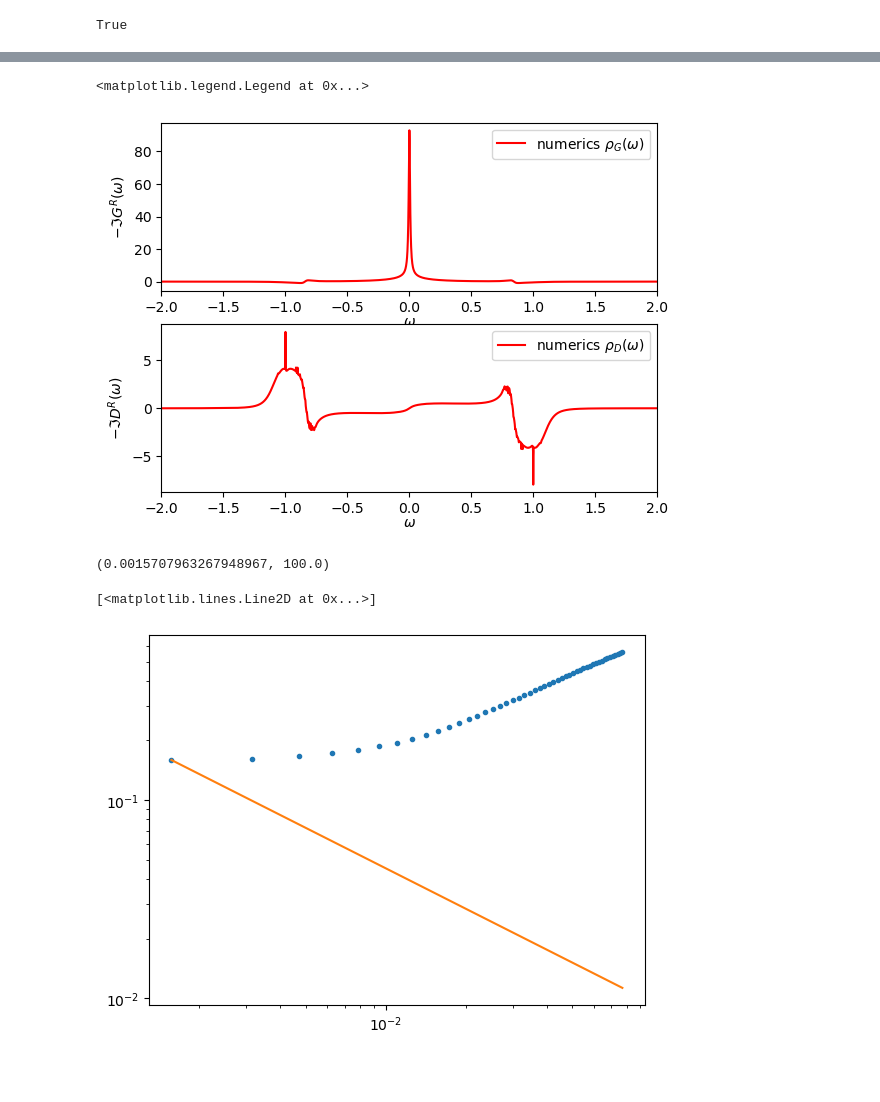
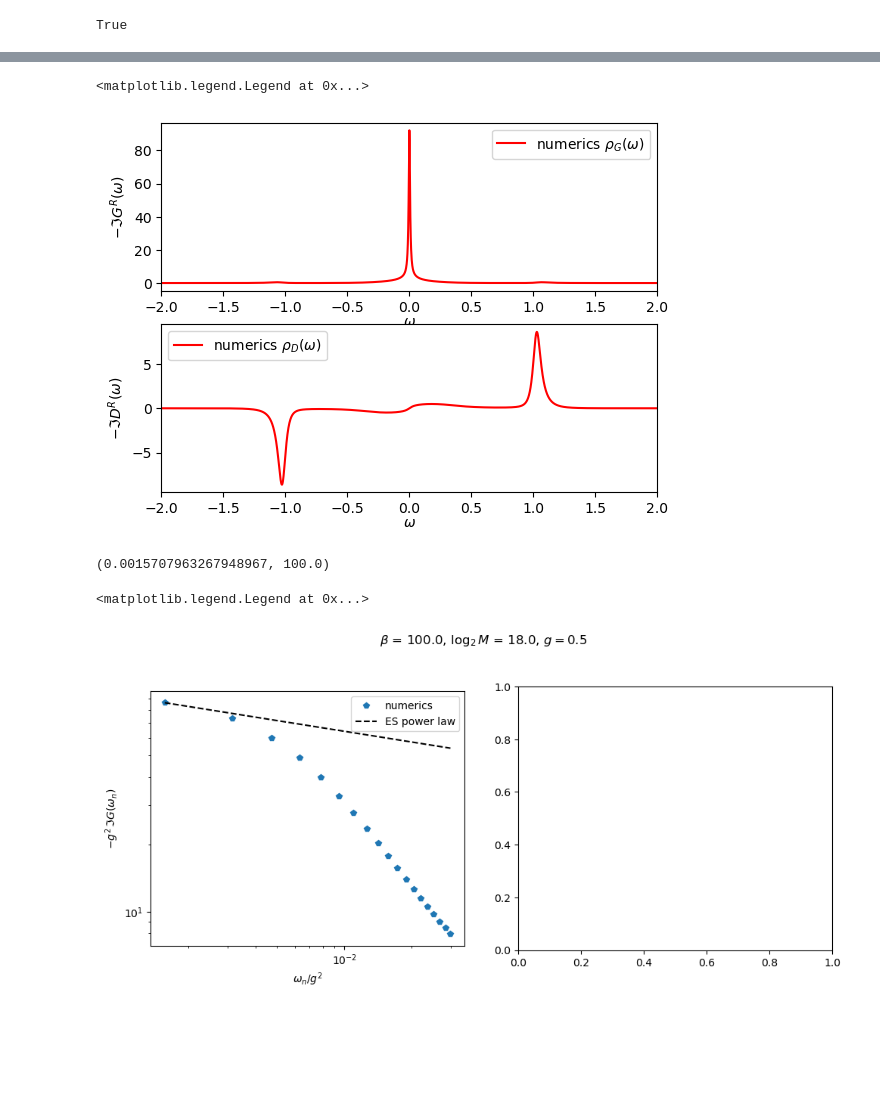
Before and after one commit to aravindhshankar/TwoSidedYSYK, a Jupyter notebook: RealTimesingleYSYK.ipynb, the cells around one changed output, grey strips where cells are left out. Saved outputs shown, nothing was run; the diff lists cells and outputs as text; code cells hidden in the pictures; blank space fills up the shorter version.

```diff
--- a/RealTimesingleYSYK.ipynb
+++ b/RealTimesingleYSYK.ipynb
@@ -32,7 +32,7 @@ def rhotosigma(rhoG,rhoD,M,dt,t,g,kappa=1,delta=1e-6):
 g = 0.5
 mu = 0.
 r = 1.
-eta = 1e-3
+eta = 1e-6
 beta = 100.
 
 M = int(2**18) #number of points in the grid
@@ -45,7 +45,7 @@ omega = dw * (np.arange(2*M) - M)
 np.testing.assert_almost_equal(dt*dw*M,np.pi,5, "Error in fundamentals")
 err = 1e-3
 
-delta = 1e-3
+#delta = 0.420374134464041
 np.testing.assert_almost_equal(np.max(np.abs(omega)),np.pi*M/T,5,"Error in creating omega grid")
 # %%
 #GRomega = (1j)*np.ones(2*M)
@@ -73,8 +73,8 @@ while (diff>err and itern<200):
 
     SigmaOmega,PiOmega = rhotosigma(rhoG,rhoD,M,dt,t,g,kappa=1,delta=1e-6)
 
-    # if itern < 15 :
-    #     PiOmega[M] = 1.0*r - omegar2
+    if itern < 2000 :
+        PiOmega[M] = 1.0*r - omegar2
 
     GRomega = 1.0*xG/(omega + 1j*eta + mu - SigmaOmega) + (1-xG)*GRoldomega
     DRomega = 1.0*xD/(-1.0*(omega+1j*eta)**2 + r - PiOmega) + (1-xD)*DRoldomega
@@ -142,20 +142,65 @@ ax[1].set_xlim(-2,2)
 ax[1].legend()
 # %% [output]
 <matplotlib.legend.Legend at 0x...>
-[figure, old version]
+[figure, new version]
 # %%
 dw, beta
 # %% [output]
 (0.0015707963267948967, 100.0)
 # %%
-Delta = 0.42
-powD = 1. - 4*Delta
-plt.loglog(omega[M+1:M+50], np.abs(DRomega[M+1:M+50]),'.')
-fudfacD = np.abs(DRomega[M+1])/((omega[M+1])**powD)
-plt.loglog(omega[M+1:M+50], fudfacD * (omega[M+1:M+50])**powD)
+# Delta = 0.42
+# powD = 1. - 4*Delta
+# plt.loglog(omega[M+1:M+50], np.abs(DRomega[M+1:M+50]),'.')
+# fudfacD = np.abs(DRomega[M+1])/((omega[M+1])**powD)
+# plt.loglog(omega[M+1:M+50], fudfacD * (omega[M+1:M+50])**powD)
+delta = 0.420374134464041
+start,stop = M+1, M+20
+
+fitG_val = -np.imag(GRomega[start])
+#fitG_val = -np.imag(Gconf[start])
+conf_fit_G = 1 * np.abs(omega)**(2*delta - 1)
+conf_fit_G = conf_fit_G/conf_fit_G[start] * fitG_val
+#alt_conf_fit_G = fitG_val * np.abs(omega/(g**2))**(2*alt_delta - 1)
+
+# fitD_val = np.real(Domega[startB])*(g**2)
+# #fitD_val = np.real(Dconf[startB])
+# conf_fit_D = 1 * np.abs(nu[startB:]/(g**2))**(1-4*delta)
+# conf_fit_D = conf_fit_D/conf_fit_D[0] * fitD_val
+# alt_conf_fit_D = 1 * np.abs(nu[startB:]/(g**2))**(1-4*alt_delta)
+
+
+fig,(ax1,ax2) = plt.subplots(1,2)
+fig.set_figwidth(10)
+titlestring = r'$\beta$ = ' + str(beta) + r', $\log_2{M}$ = ' + str(np.log2(M)) + r', $g = $' + str(g)
+fig.suptitle(titlestring)
+fig.tight_layout(pad=2)
+
+ax1.loglog(omega[start:stop], -np.imag(GRomega[start:stop]),'p',label = 'numerics')
+ax1.loglog(omega[start:stop], conf_fit_G[start:stop],'k--',label = 'ES power law')
+#ax1.loglog(omega[start:], -np.imag(Gconf[start:])*(g**2),'m.',label = 'ES solution')
+#ax1.loglog(omega[start:], alt_conf_fit_G[start:],'g--', label = 'alt power law')
+#ax1.set_xlim(omega[start]/2,omega[start+15])
+#ax1.set_ylim(1e-1,1e1)
+ax1.set_xlabel(r'$\omega_n/g^2$')
+ax1.set_ylabel(r'$-g^2\,\Im{G(\omega_n)}$')
+ax1.set_aspect('equal', adjustable='box')
+#ax1.axis('square')
+ax1.legend()
+
+
+# ax2.loglog(nu[startB:]/(g**2), np.real(Domega[startB:])*(g**2),'p',label='numerics')
+# ax2.loglog(nu[startB:]/(g**2), conf_fit_D,'k--',label = 'ES power law')
+# #ax2.loglog(nu[startB:]/(g**2), np.real(Dconf[startB:]),'m.',label = 'ES solution')
+# #ax2.loglog(nu[startB:]/(g**2), alt_conf_fit_D,'g--', label = 'alt power law')
+# #ax2.set_xlim(nu[startB]/2,nu[startB+15])
+# #ax2.set_ylim(5e-1,100)
+# ax2.set_xlabel(r'$\nu_n/g^2$')
+# ax2.set_ylabel(r'$g^2\,\Re{D(\nu_n)}$',labelpad = None)
+# ax2.set_aspect('equal', adjustable='box')
+# ax2.legend()
 # %% [output]
-[<matplotlib.lines.Line2D at 0x...>]
+<matplotlib.legend.Legend at 0x...>
-[figure, old version]
+[figure, new version]
 # %% [markdown]
 #
 # %%
```
Also changed, not shown: parts of 5 cells of this notebook, 1 other file.
